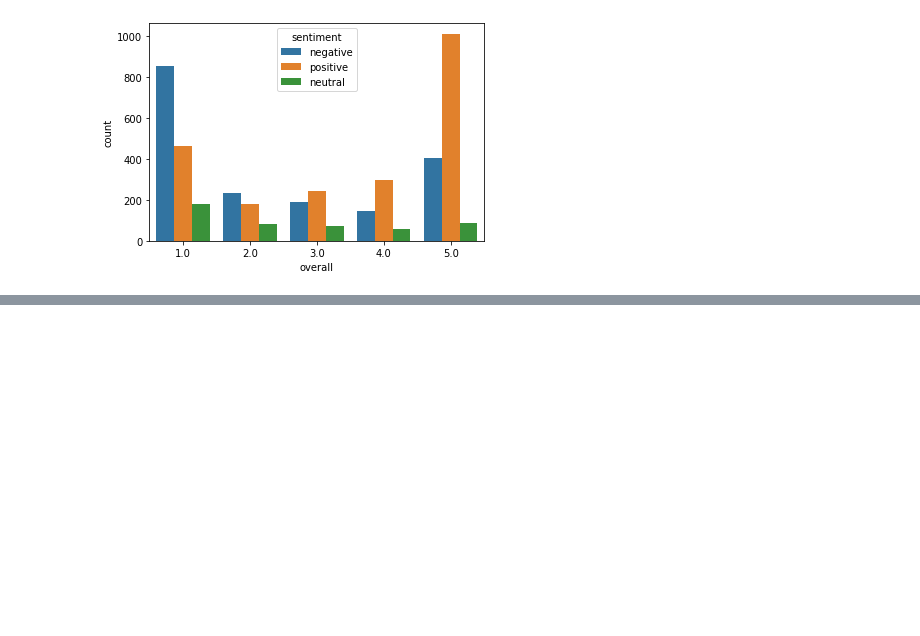
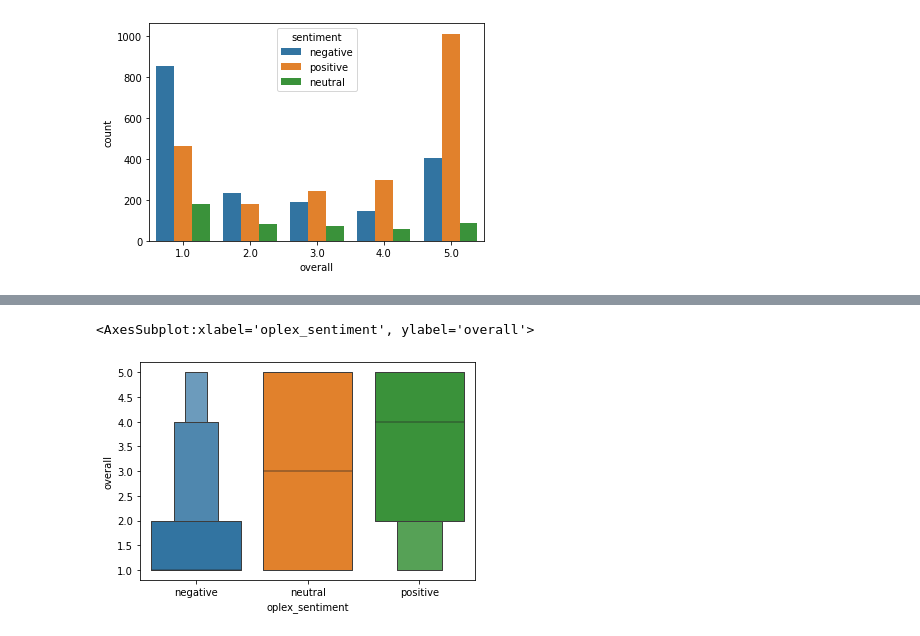
Before and after one commit to koosha-t/Sentiment-Analysis-NLP-for-Marketting, a Jupyter notebook: creating_sentiment_scoring_model/Sentiment_Scoring_BaselineModel.ipynb, the cells around one changed output, grey strips where cells are left out. Saved outputs shown, nothing was run; the diff lists cells and outputs as text; code cells hidden in the pictures; blank space fills up the shorter version.

```diff
--- a/creating_sentiment_scoring_model/Sentiment_Scoring_BaselineModel.ipynb
+++ b/creating_sentiment_scoring_model/Sentiment_Scoring_BaselineModel.ipynb
@@ -136,0 +201,5 @@ plt.show()
+# %%
+sns.boxenplot(x='oplex_sentiment', y='overall', data = reviews)
+# %% [output]
+<AxesSubplot:xlabel='oplex_sentiment', ylabel='overall'>
+[figure, added]
```
Also changed, not shown: parts of 16 cells of this notebook.
